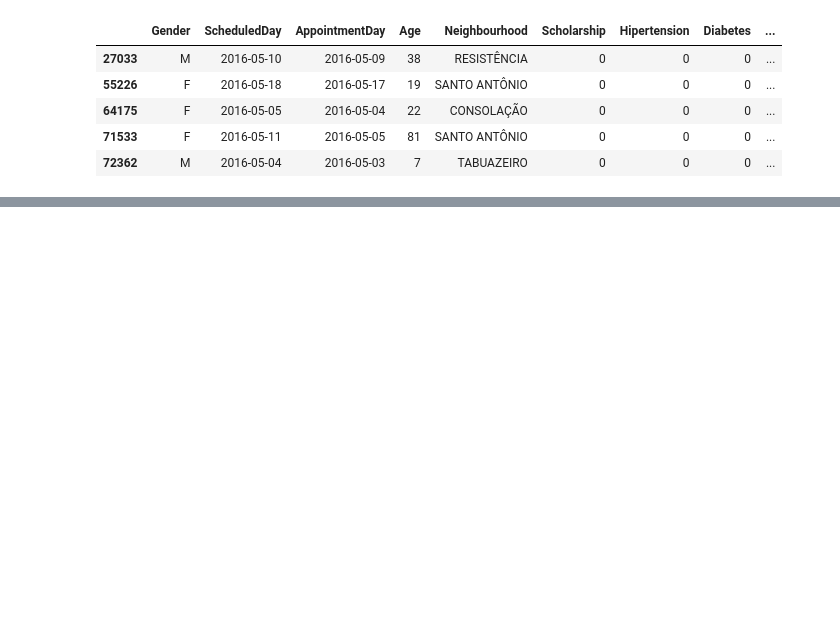
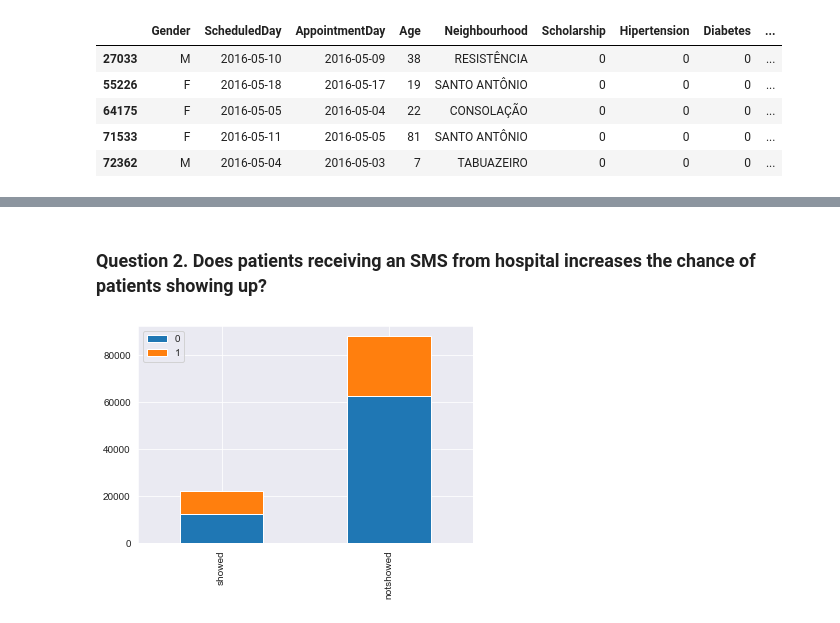
Before and after one commit to Sibin-Sibi/Noshow_appoinments, a Jupyter notebook: model.ipynb, the cells around one changed output, grey strips where cells are left out. Drawn from its saved outputs; the diff is of its cells as text; code cells hidden in the pictures; blank space fills up the shorter version.

```diff
--- a/model.ipynb
+++ b/model.ipynb
@@ -198,0 +280,3 @@ data.head()
+# %%
+#Create categorical variable
+bin_names = ['Low','moderate','medium','High']
@@ -198,0 +349,14 @@ data.head()
+# %% [markdown]
+### Question 2. Does patients receiving an SMS from hospital increases the chance  of patients showing up?
+# %%
+#ploting a bar chart
+def bar_chart(feature):
+    showed = data.copy()[data["No-show"] == 1][feature].value_counts()
+    not_showed = data.copy()[data["No-show"] == 0][feature].value_counts()
+    df = pd.DataFrame([showed,not_showed])
+    df.index = ["showed","notshowed"]
+    df.plot(kind = "bar", stacked = True)
+# %%
+bar_chart('SMS_received')
+# %% [output]
+[figure, added]
```
Also changed, not shown: parts of 53 cells of this notebook.
